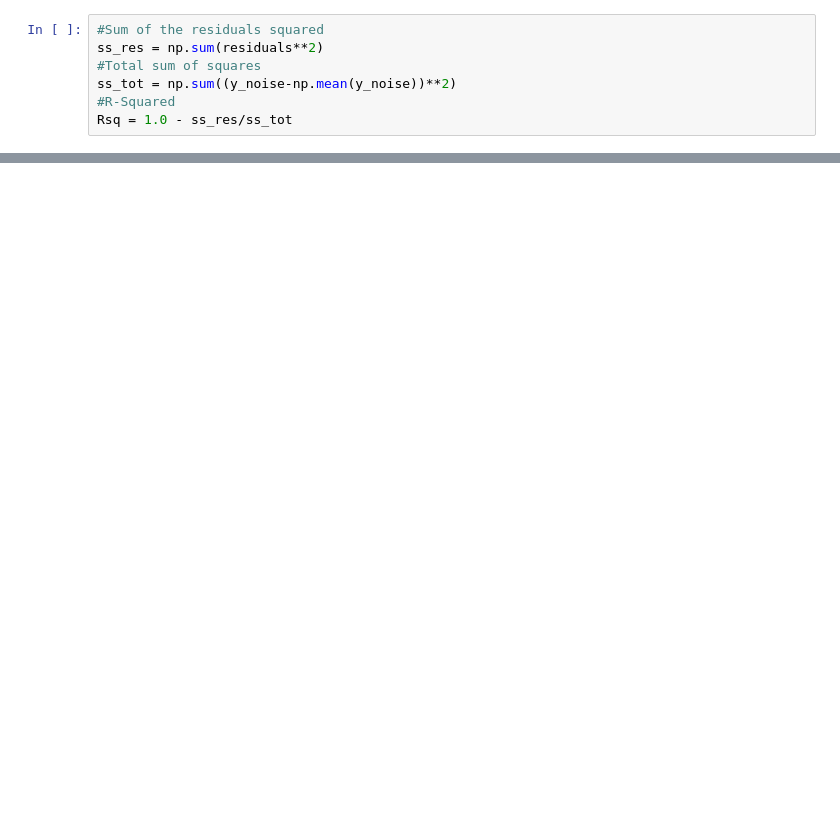
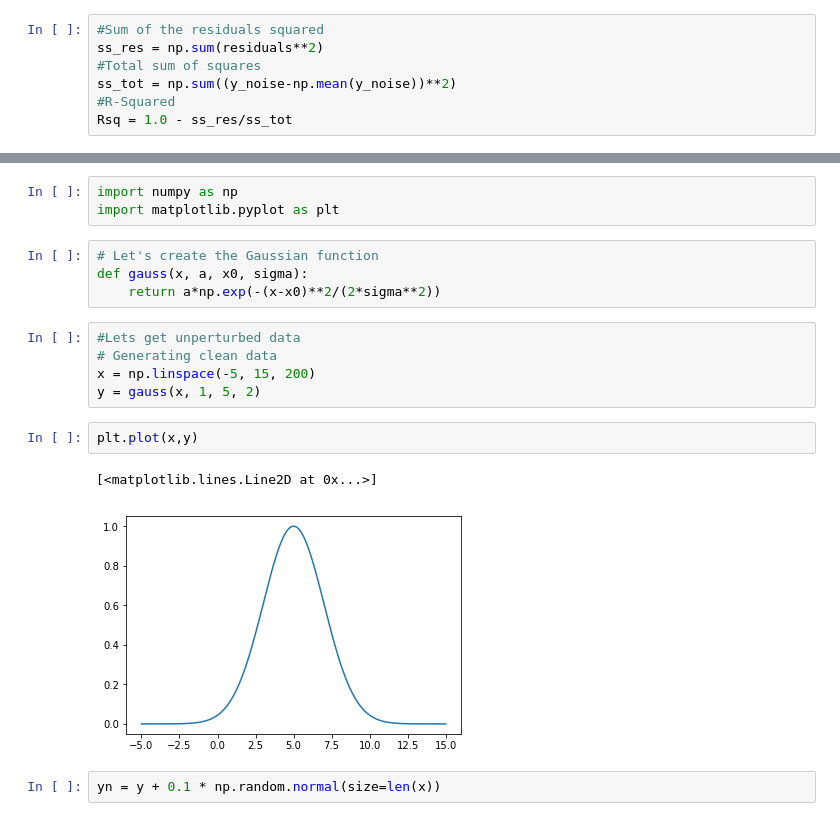
Before and after one commit to guimarais/ipc, a Jupyter notebook: 3 - Curve fitting.ipynb, the cells around one changed output, grey strips where cells are left out. Drawn from its saved outputs; the diff is of its cells as text; blank space fills up the shorter version.

```diff
--- a/3 - Curve fitting.ipynb
+++ b/3 - Curve fitting.ipynb
@@ -137,0 +138,19 @@ plt.show()
+# %%
+import numpy as np
+import matplotlib.pyplot as plt
+# %%
+# Let's create the Gaussian function
+def gauss(x, a, x0, sigma):
+    return a*np.exp(-(x-x0)**2/(2*sigma**2))
+# %%
+#Lets get unperturbed data
+# Generating clean data
+x = np.linspace(-5, 15, 200)
+y = gauss(x, 1, 5, 2)
+# %%
+plt.plot(x,y)
+# %% [output]
+[<matplotlib.lines.Line2D at 0x...>]
+[figure, added]
+# %%
+yn = y + 0.1 * np.random.normal(size=len(x))
```
Also changed, not shown: parts of 27 cells of this notebook, 2 other files.
